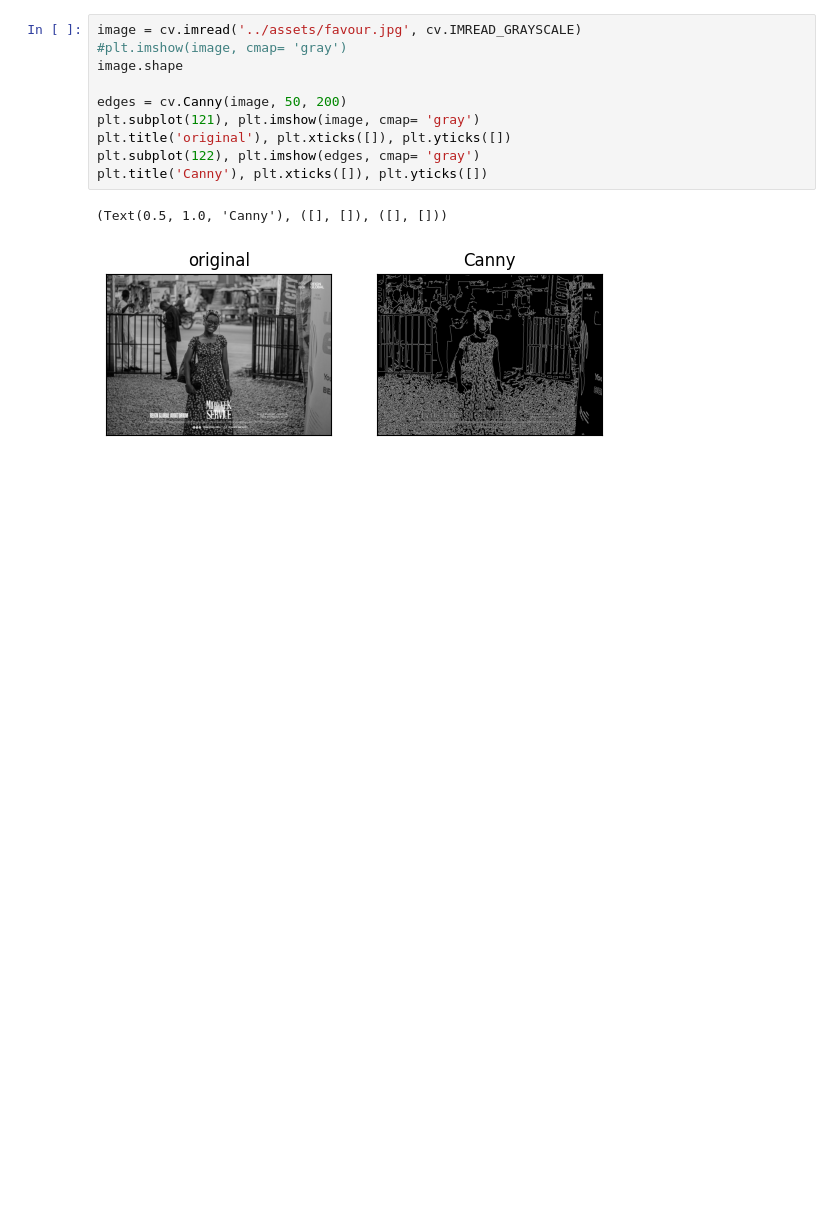
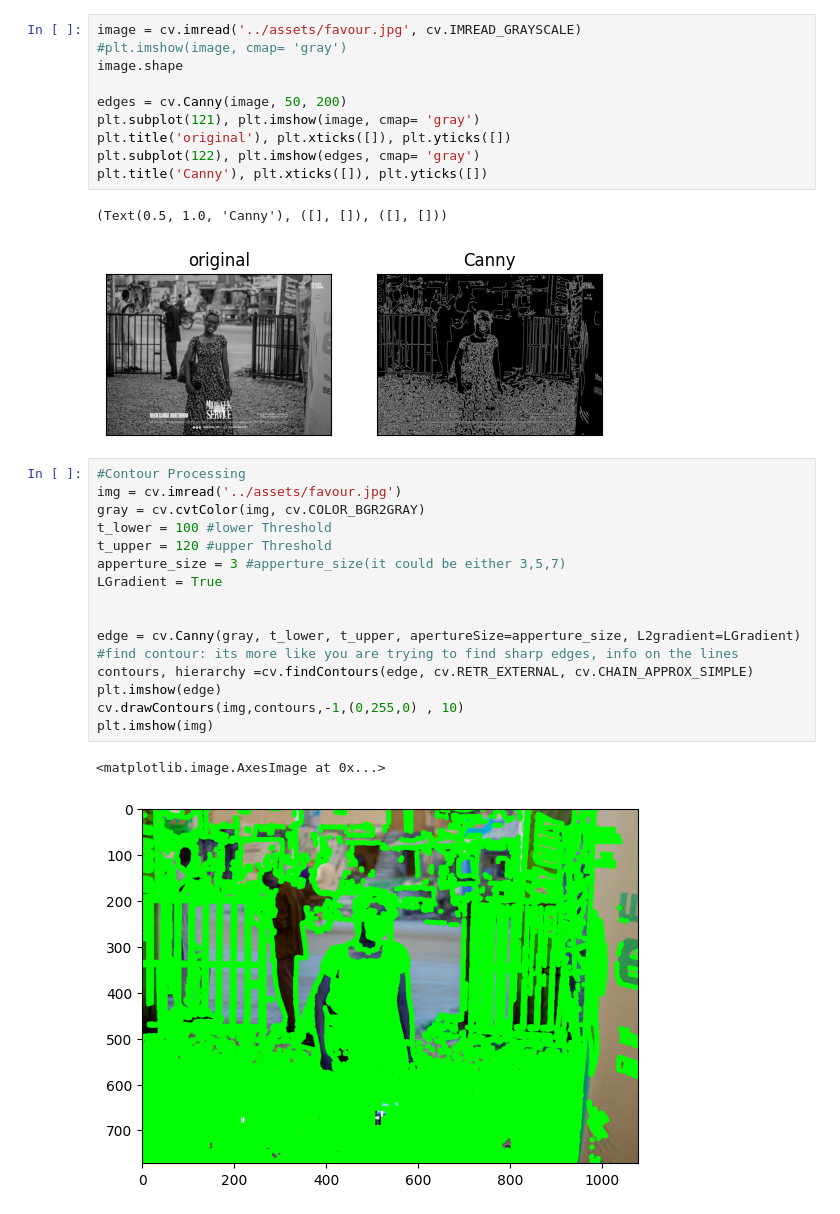
Before and after one commit to FavourTy/DSN-Computer-Vision-Journey, a Jupyter notebook: image_preprocessing_technique/notebook/image_preprocessing.ipynb, the cells around one changed output. Drawn from its saved outputs; the diff is of its cells as text; blank space fills up the shorter version.

Commit message:
add: contour

```diff
--- a/image_preprocessing_technique/notebook/image_preprocessing.ipynb
+++ b/image_preprocessing_technique/notebook/image_preprocessing.ipynb
@@ -26,3 +26,22 @@ plt.title('Canny'), plt.xticks([]), plt.yticks([])
 # %% [output]
 (Text(0.5, 1.0, 'Canny'), ([], []), ([], []))
 [figure]
+# %%
+#Contour Processing
+img = cv.imread('../assets/favour.jpg')
+gray = cv.cvtColor(img, cv.COLOR_BGR2GRAY)
+t_lower = 100 #lower Threshold
+t_upper = 120 #upper Threshold
+apperture_size = 3 #apperture_size(it could be either 3,5,7)
+LGradient = True
+
+
+edge = cv.Canny(gray, t_lower, t_upper, apertureSize=apperture_size, L2gradient=LGradient)
+#find contour: its more like you are trying to find sharp edges, info on the lines
+contours, hierarchy =cv.findContours(edge, cv.RETR_EXTERNAL, cv.CHAIN_APPROX_SIMPLE)
+plt.imshow(edge)
+cv.drawContours(img,contours,-1,(0,255,0) , 10)
+plt.imshow(img)
+# %% [output]
+<matplotlib.image.AxesImage at 0x...>
+[figure, added]
```
